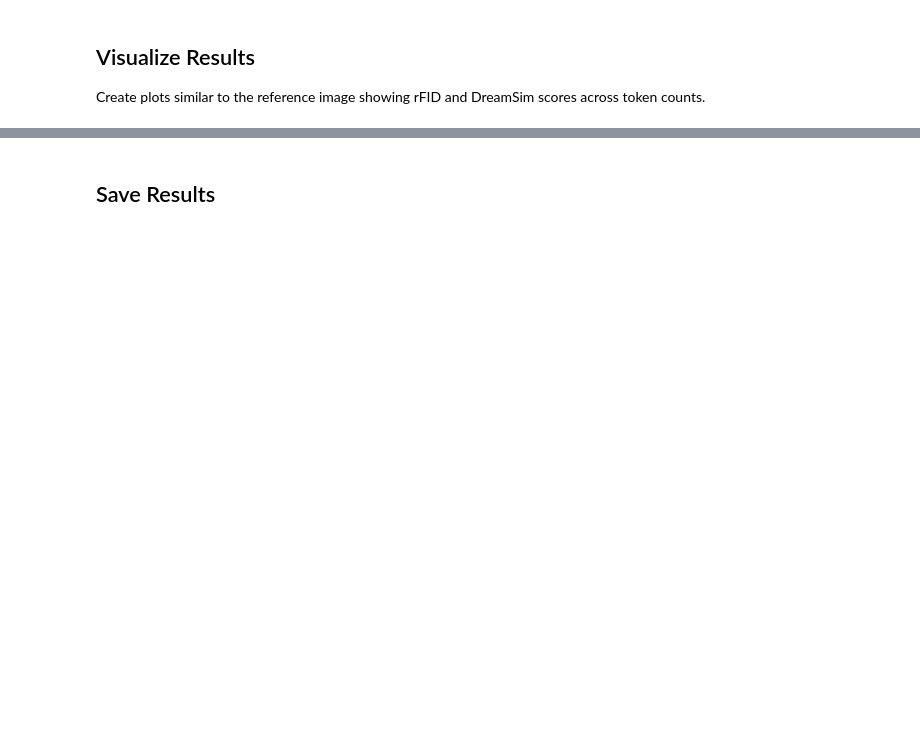
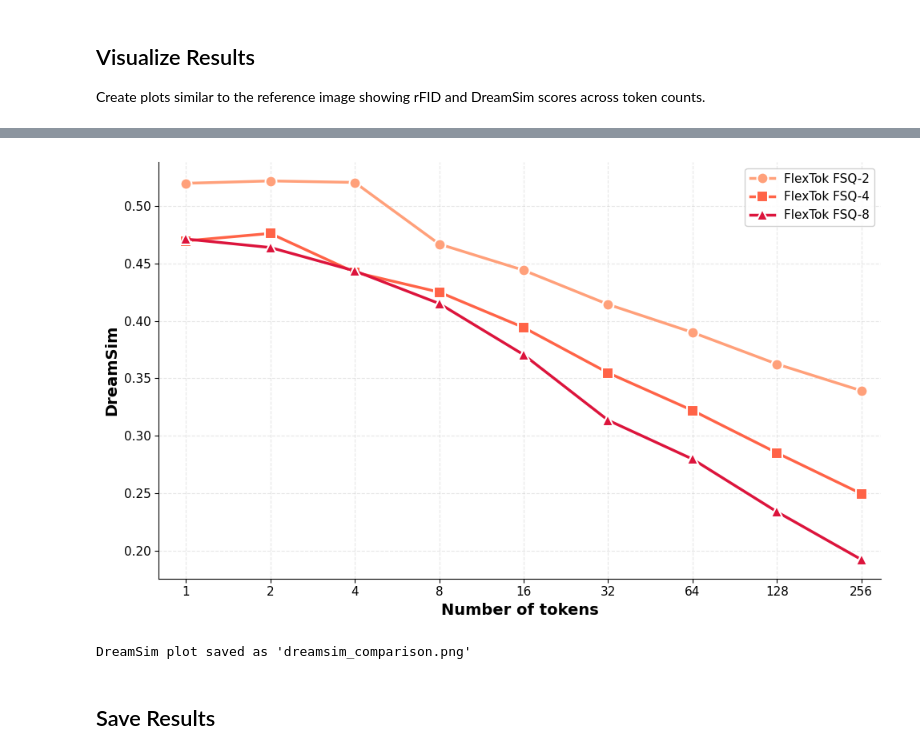
Before and after one commit to yukaryote/ml-flextok, a Jupyter notebook: notebooks/rfid_evaluation.ipynb, the cells around one changed output, grey strips where cells are left out. Cells and saved outputs as stored; diff of their text form; code cells hidden in the pictures; blank space fills up the shorter version.

```diff
--- a/notebooks/rfid_evaluation.ipynb
+++ b/notebooks/rfid_evaluation.ipynb
@@ -623,39 +660,44 @@ fig, ax = plt.subplots(1, 1, figsize=(10, 6))
 
 for model_config in models_config:
     model_name = model_config['name']
+    if model_name == 'Original FSQ':
+        continue
     scores = [dreamsim_results[model_name][k] for k in token_counts]
 
     ax.plot(
         token_counts,
         scores,
         marker=model_config['marker'],
         color=model_config['color'],
         linewidth=2.5,
         markersize=10,
         label=f"FlexTok {model_name}",
         markeredgewidth=1.5,
         markeredgecolor='white'
     )
 
 ax.set_xlabel('Number of tokens', fontsize=14, fontweight='bold')
 ax.set_ylabel('DreamSim', fontsize=14, fontweight='bold')
 ax.set_xscale('log', base=2)
 ax.set_xticks(token_counts)
 ax.set_xticklabels(token_counts)
 ax.grid(True, alpha=0.3, linestyle='--')
 ax.legend(fontsize=11, framealpha=0.9)
 ax.set_xlim(0.8, 300)
 
 # Styling
 ax.tick_params(labelsize=11)
 ax.spines['top'].set_visible(False)
 ax.spines['right'].set_visible(False)
 
 plt.tight_layout()
 plt.savefig('dreamsim_comparison.png', dpi=300, bbox_inches='tight')
 plt.show()
 
 print("\nDreamSim plot saved as 'dreamsim_comparison.png'")
+# %% [output]
+[figure, added]
+DreamSim plot saved as 'dreamsim_comparison.png'
 # %% [markdown]
 ## Save Results
 # %%
```
Also changed, not shown: parts of 9 cells of this notebook, 9 other files.
